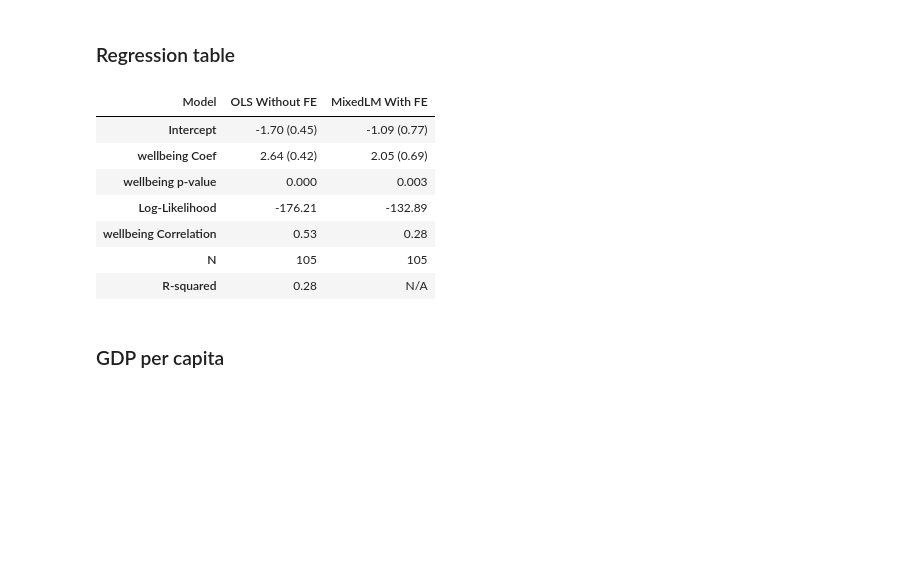
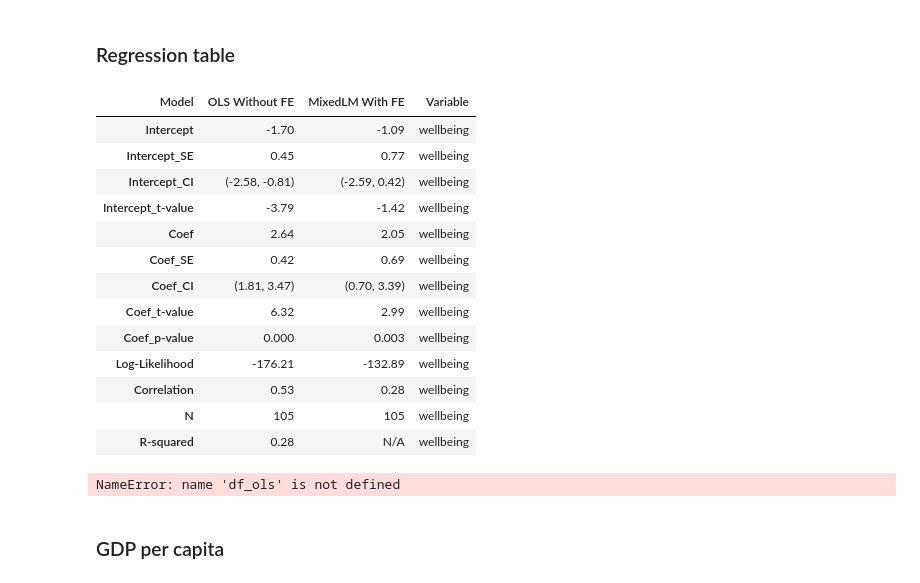
Before and after one commit to charlesdedampierre/cultura, a Jupyter notebook: 13 - CompositeMeasureofWellbeing_Compact copy.ipynb, the cells around one changed output. Saved outputs shown, nothing was run; the diff lists cells and outputs as text; code cells hidden in the pictures; blank space fills up the shorter version.

Commit message:
add changes in HDI regression table

```diff
--- a/13 - CompositeMeasureofWellbeing_Compact copy.ipynb
+++ b/13 - CompositeMeasureofWellbeing_Compact copy.ipynb
@@ -315,63 +315,76 @@ plt.show()
 # %%
 import matplotlib.pyplot as plt
 import pandas as pd
-
+import statsmodels.formula.api as smf
 
 # Assuming the dataframe 'df_ols' is correctly set up from previous examples and ready to use
+# Variable 'var' needs to be defined (e.g., var = 'some_variable_name')
+
 # Fit Mixed Effects Model (with region as a random effect)
 mixed_model = smf.mixedlm(f"log_{var}_std ~ N_est_log_std", df_ols, groups=df_ols["region_name"])
 result_mixed = mixed_model.fit()
 
 # Fit OLS Model (without fixed effects)
 ols_model = smf.ols(f"log_{var}_std ~ N_est_log_std", df_ols)
 result_ols = ols_model.fit()
 
-
 # Calculate the correlation coefficient for the OLS model (without fixed effects)
 correlation_ols = df_ols['N_est_log_std'].corr(df_ols[f"log_{var}_std"])
 
 # Calculate correlation coefficients for each group in the mixed effects model and take the average
 grouped = df_ols.groupby('region_name')
 correlation_mixed = grouped.apply(lambda g: g['N_est_log_std'].corr(g[f"log_{var}_std"])).mean()
 
-
-# Calculate R-squared for OLS model
-r_squared_ols = result_ols.rsquared
-
-
-full_var = f"log_{var}_std"
-
-# Assuming the model results and other variables (correlation_ols, correlation_mixed, etc.) are already available
+# Prepare the results dataframe
 results_df = pd.DataFrame({
     'Model': ['OLS Without FE', 'MixedLM With FE'],
-    'Intercept': [f"{result_ols.params['Intercept']:.2f} ({result_ols.bse['Intercept']:.2f})",
-                  f"{result_mixed.params['Intercept']:.2f} ({result_mixed.bse['Intercept']:.2f})"],
-    f'{var} Coef': [f"{result_ols.params['N_est_log_std']:.2f} ({result_ols.bse['N_est_log_std']:.2f})",
-                 f"{result_mixed.params['N_est_log_std']:.2f} ({result_mixed.bse['N_est_log_std']:.2f})"],
-    f'{var} p-value': [f"{result_ols.pvalues['N_est_log_std']:.3f}", f"{result_mixed.pvalues['N_est_log_std']:.3f}"],
+    'Intercept': [f"{result_ols.params['Intercept']:.2f}", f"{result_mixed.params['Intercept']:.2f}"],
+    'Intercept_SE': [f"{result_ols.bse['Intercept']:.2f}", f"{result_mixed.bse['Intercept']:.2f}"],
+    'Intercept_CI': [f"({result_ols.conf_int().loc['Intercept'][0]:.2f}, {result_ols.conf_int().loc['Intercept'][1]:.2f})",
+                     f"({result_mixed.conf_int().loc['Intercept'][0]:.2f}, {result_mixed.conf_int().loc['Intercept'][1]:.2f})"],
+    'Intercept_t-value': [f"{result_ols.tvalues['Intercept']:.2f}", f"{result_mixed.tvalues['Intercept']:.2f}"],
+    'Coef': [f"{result_ols.params['N_est_log_std']:.2f}", f"{result_mixed.params['N_est_log_std']:.2f}"],
+    'Coef_SE': [f"{result_ols.bse['N_est_log_std']:.2f}", f"{result_mixed.bse['N_est_log_std']:.2f}"],
+    'Coef_CI': [f"({result_ols.conf_int().loc['N_est_log_std'][0]:.2f}, {result_ols.conf_int().loc['N_est_log_std'][1]:.2f})",
+                f"({result_mixed.conf_int().loc['N_est_log_std'][0]:.2f}, {result_mixed.conf_int().loc['N_est_log_std'][1]:.2f})"],
+    'Coef_t-value': [f"{result_ols.tvalues['N_est_log_std']:.2f}", f"{result_mixed.tvalues['N_est_log_std']:.2f}"],
+    'Coef_p-value': [f"{result_ols.pvalues['N_est_log_std']:.3f}", f"{result_mixed.pvalues['N_est_log_std']:.3f}"],
     'Log-Likelihood': [f"{result_ols.llf:.2f}", f"{result_mixed.llf:.2f}"],
-    f'{var} Correlation': [f"{correlation_ols:.2f}", f"{correlation_mixed:.2f}"],
+    'Correlation': [f"{correlation_ols:.2f}", f"{correlation_mixed:.2f}"],
     'N': [f"{result_ols.nobs:.0f}", f"{result_mixed.nobs:.0f}"],
     'R-squared': [f"{result_ols.rsquared:.2f}", "N/A"]
 })
 
-# Transpose the DataFrame for the desired format
+# Transpose the DataFrame for the desired format and add variable name
 results_df = results_df.T
 results_df.columns = results_df.iloc[0]  # Set the first row as column headers
 results_df = results_df[1:]  # Remove the first row as it's now redundant
+results_df['Variable'] = var
 
+# Save the results to a CSV file
 results_df.to_csv(f'df_indicators_hdi/regression_table_{var}.csv')
 
+# Print the results
 results_df
 # %% [output]
-| Model | OLS Without FE | MixedLM With FE |
-| Intercept | -1.70 (0.45) | -1.09 (0.77) |
-| wellbeing Coef | 2.64 (0.42) | 2.05 (0.69) |
-| wellbeing p-value | 0.000 | 0.003 |
-| Log-Likelihood | -176.21 | -132.89 |
-| wellbeing Correlation | 0.53 | 0.28 |
-| N | 105 | 105 |
-| R-squared | 0.28 | N/A |
+| Model | OLS Without FE | MixedLM With FE | Variable |
+| Intercept | -1.70 | -1.09 | wellbeing |
+| Intercept_SE | 0.45 | 0.77 | wellbeing |
+| Intercept_CI | (-2.58, -0.81) | (-2.59, 0.42) | wellbeing |
+| Intercept_t-value | -3.79 | -1.42 | wellbeing |
+| Coef | 2.64 | 2.05 | wellbeing |
+| Coef_SE | 0.42 | 0.69 | wellbeing |
+| Coef_CI | (1.81, 3.47) | (0.70, 3.39) | wellbeing |
+| Coef_t-value | 6.32 | 2.99 | wellbeing |
+| Coef_p-value | 0.000 | 0.003 | wellbeing |
+| Log-Likelihood | -176.21 | -132.89 | wellbeing |
+| Correlation | 0.53 | 0.28 | wellbeing |
+| N | 105 | 105 | wellbeing |
+| R-squared | 0.28 | N/A | wellbeing |
+# %%
+df_ols
+# %% [output]
+NameError: name 'df_ols' is not defined
 # %% [markdown]
 ### GDP per capita
 # %%
```
Also changed, not shown: 19 other files.
